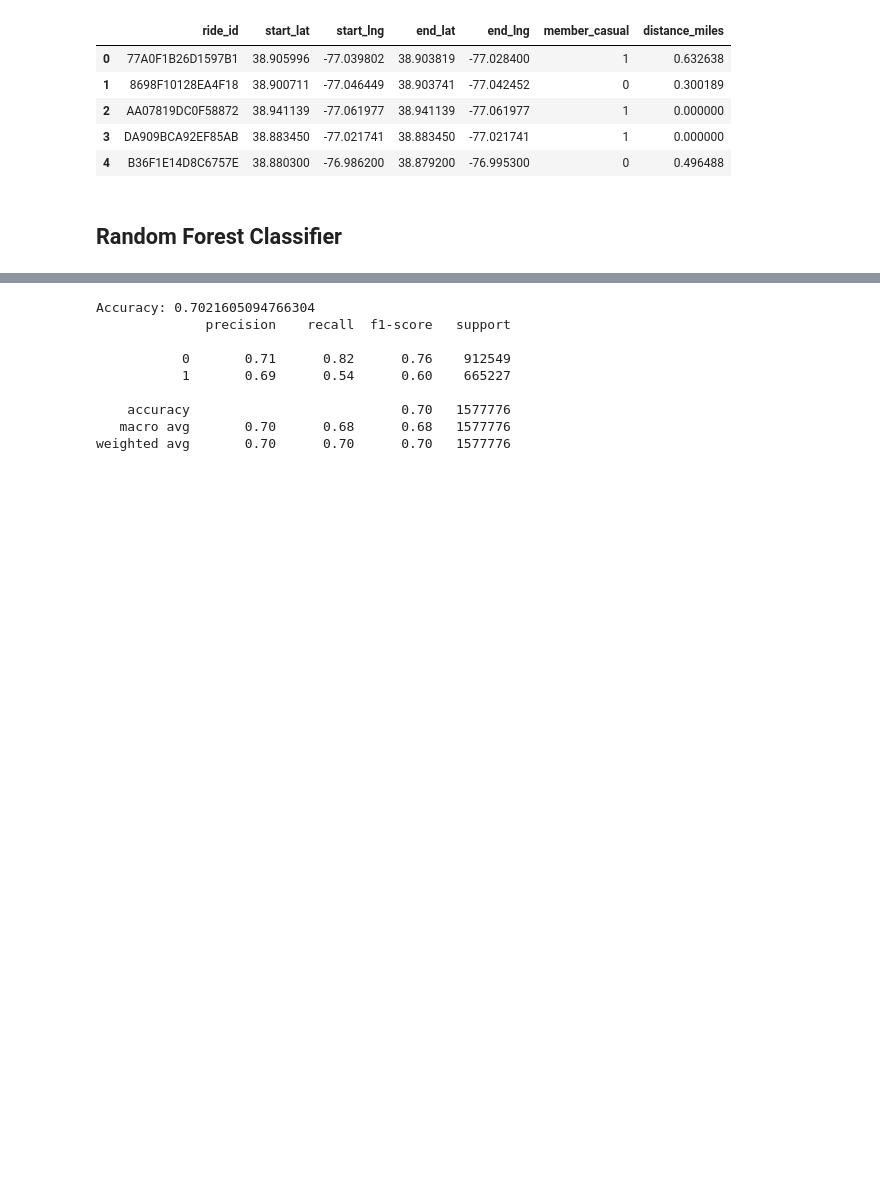
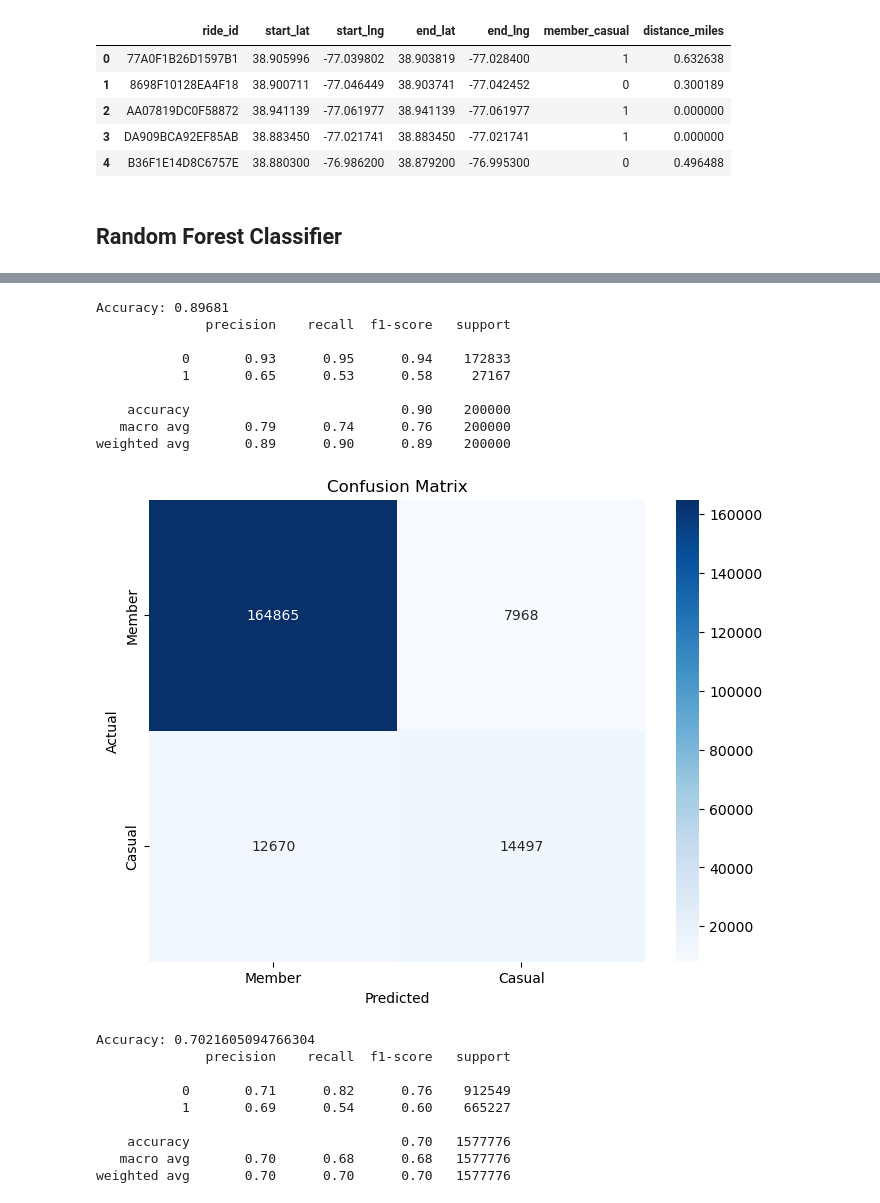
Before and after one commit to jackyzhang1008/DSAN-5100_Final_Project, a Jupyter notebook: Code/Classfication.ipynb, the cells around one changed output, grey strips where cells are left out. Cells and saved outputs as stored; diff of their text form; code cells hidden in the pictures; blank space fills up the shorter version.

```diff
--- a/Code/Classfication.ipynb
+++ b/Code/Classfication.ipynb
@@ -71,3 +78,10 @@ combined_df.head()
 | 4 | B36F1E14D8C6757E | 38.880300 | -76.986200 | 38.879200 | -76.995300 | 0 | 0.496488 |
 # %% [markdown]
 ## Random Forest Classifier
+# %%
+# read csv
+df = pd.read_csv('../Data/merge_df.csv')
+selected_columns = ['Duration', 'distance','member_casual','start_lat', 'start_lng', 'end_lat', 'end_lng']
+df = df[selected_columns]
+df['member_casual'] = df['member_casual'].map({'member': 0, 'casual': 1})
+df.head()
@@ -74,3 +95,49 @@ combined_df.head()
+# %%
+# Selecting the relevant features and the target variable
+features = df[['Duration', 'distance','start_lat', 'start_lng', 'end_lat', 'end_lng']]
+target = df['member_casual']
+
+# Splitting the dataset into training and testing sets
+X_train, X_test, y_train, y_test = train_test_split(features, target, test_size=0.2, random_state=42)
+
+# Creating and training the Random Forest Classifier
+rf_model = RandomForestClassifier(n_estimators=100, random_state=42, n_jobs = -1)
+rf_model.fit(X_train, y_train)
+
+# Predicting the test set results
+y_pred = rf_model.predict(X_test)
+
+# Calculating the accuracy
+accuracy = accuracy_score(y_test, y_pred)
+print("Accuracy:", accuracy)
+
+# Generating the confusion matrix
+conf_matrix = confusion_matrix(y_test, y_pred)
+
+# Generating a classification report
+class_report = classification_report(y_test, y_pred)
+print(class_report)
+
+# Creating a heatmap for the confusion matrix
+plt.figure(figsize=(8, 6))
+sns.heatmap(conf_matrix, annot=True, fmt="d", cmap='Blues',
+            xticklabels=['Member', 'Casual'],
+            yticklabels=['Member', 'Casual'])
+plt.ylabel('Actual')
+plt.xlabel('Predicted')
+plt.title('Confusion Matrix')
+plt.show()
+# %% [output]
+Accuracy: 0.89681
+              precision    recall  f1-score   support
+
+           0       0.93      0.95      0.94    172833
+           1       0.65      0.53      0.58     27167
+
+    accuracy                           0.90    200000
+   macro avg       0.79      0.74      0.76    200000
+weighted avg       0.89      0.90      0.89    200000
+[figure, added]
 # %%
 # Selecting the relevant features and the target variable
 features = combined_df[['start_lat', 'start_lng', 'end_lat', 'end_lng', 'distance_miles']]
```
Also changed, not shown: parts of 4 cells of this notebook, 1 other file.
